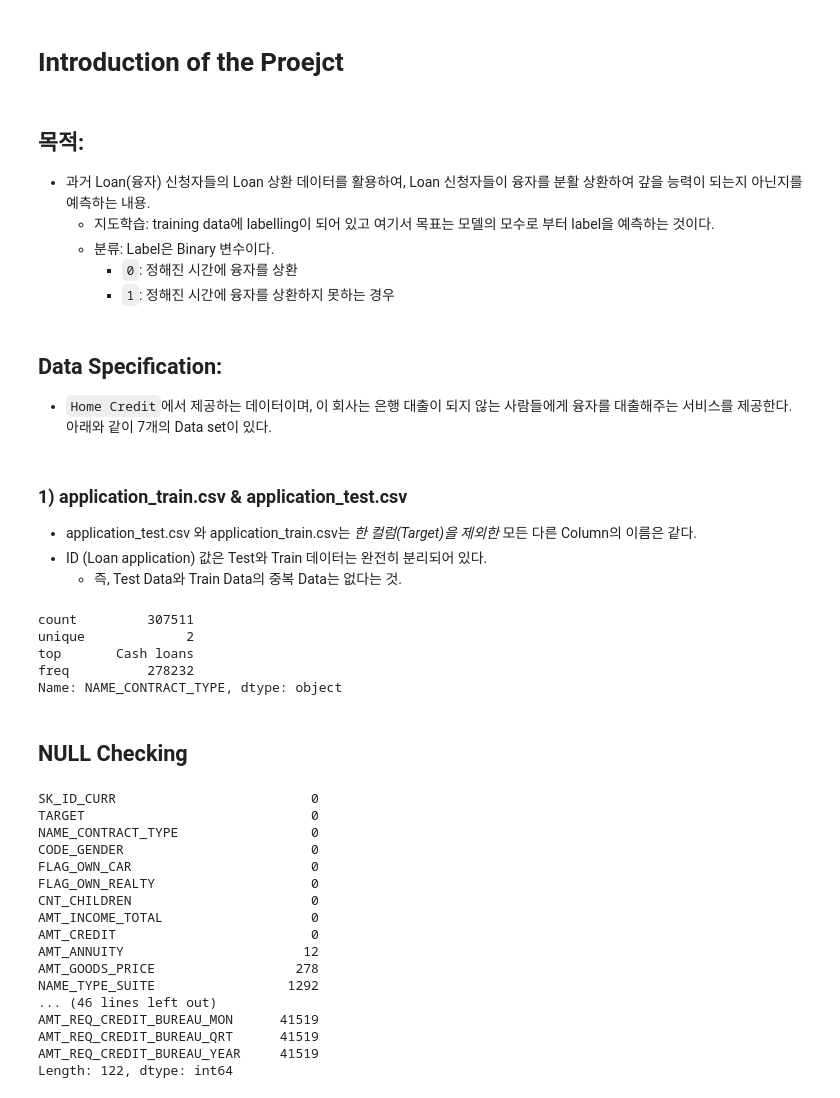
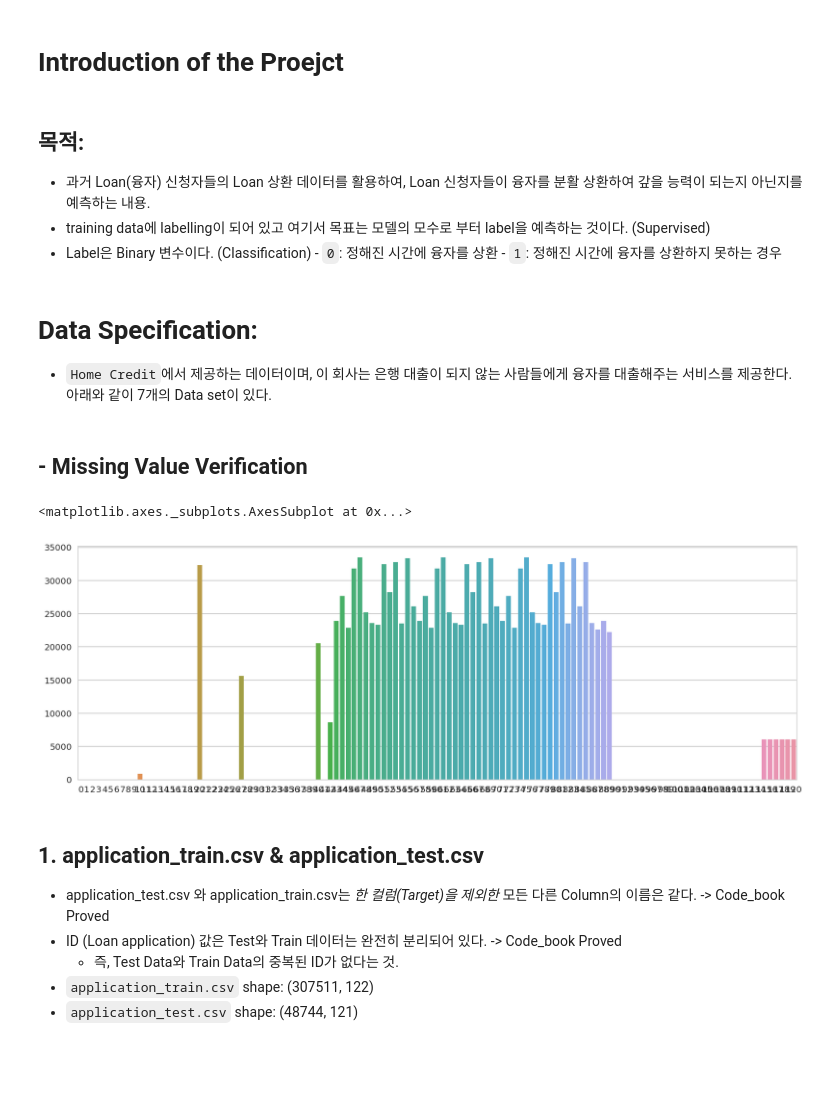
Before and after one commit to jaykim-asset/Project, a Jupyter notebook: Home_Credit/2018_07_13_Kaggle_Home_Credit_Default_Risk_Project.ipynb, the cells around one changed output. Drawn from its saved outputs; the diff is of its cells as text; code cells hidden in the pictures; blank space fills up the shorter version.

```diff
--- a/Home_Credit/2018_07_13_Kaggle_Home_Credit_Default_Risk_Project.ipynb
+++ b/Home_Credit/2018_07_13_Kaggle_Home_Credit_Default_Risk_Project.ipynb
@@ -1,17 +1,33 @@
+# %%
+%matplotlib inline
+%config InlineBackend.figure_formats = {'png', 'retina'}
+path = 'C:\\Users\\Jongjae\\Project\\Home_Credit\\'
+train = pd.read_csv(path + 'application_train.csv')
+test = pd.read_csv(path + 'application_test.csv')
 # %% [markdown]
 # Introduction of the Proejct
 # %% [markdown]
 ## 목적:
 - 과거 Loan(융자) 신청자들의 Loan 상환 데이터를 활용하여, Loan 신청자들이 융자를 분활 상환하여 갚을 능력이 되는지 아닌지를 예측하는 내용.
-    - 지도학습: training data에 labelling이 되어 있고 여기서 목표는 모델의 모수로 부터 label을 예측하는 것이다.
-    - 분류: Label은 Binary 변수이다.
+- training data에 labelling이 되어 있고 여기서 목표는 모델의 모수로 부터 label을 예측하는 것이다. (Supervised)
+- Label은 Binary 변수이다. (Classification)
         - `0`: 정해진 시간에 융자를 상환
         - `1`: 정해진 시간에 융자를 상환하지 못하는 경우
 # %% [markdown]
-## Data Specification:
+# Data Specification:
 - `Home Credit`에서 제공하는 데이터이며, 이 회사는 은행 대출이 되지 않는 사람들에게 융자를 대출해주는 서비스를 제공한다. 아래와 같이 7개의 Data set이 있다.
+# %% [markdown]
+## - Missing Value Verification ###
+# %%
+plt.figure(figsize=(15,5))
+sns.barplot(np.arange(len(test.isnull().sum().index)), test.isnull().sum().values)
+# %% [output]
+<matplotlib.axes._subplots.AxesSubplot at 0x...>
+[figure, added]
 # %% [markdown]
-### 1) application_train.csv & application_test.csv
-- application_test.csv 와 application_train.csv는 *한 컬럼(Target)을 제외한* 모든 다른 Column의 이름은 같다.
-- ID (Loan application) 값은 Test와 Train 데이터는 완전히 분리되어 있다.
-    - 즉, Test Data와 Train Data의 중복 Data는 없다는 것.
+## 1. application_train.csv & application_test.csv
+- application_test.csv 와 application_train.csv는 *한 컬럼(Target)을 제외한* 모든 다른 Column의 이름은 같다. -> Code_book Proved
+- ID (Loan application) 값은 Test와 Train 데이터는 완전히 분리되어 있다. -> Code_book Proved
+    - 즉, Test Data와 Train Data의 중복된 ID가 없다는 것.
+- `application_train.csv` shape: (307511, 122)
+- `application_test.csv` shape: (48744, 121)
@@ -21,30 +33,0 @@ test = pd.read_csv('C:\\users\\Jongjae\\Desktop\\All\\application_test.csv')
-# %%
-testing['NAME_CONTRACT_TYPE'].describe()
-# %% [output]
-count         307511
-unique             2
-top       Cash loans
-freq          278232
-Name: NAME_CONTRACT_TYPE, dtype: object
-# %% [markdown]
-## NULL Checking
-# %%
-testing.isnull().sum()
-# %% [output]
-SK_ID_CURR                         0
-TARGET                             0
-NAME_CONTRACT_TYPE                 0
-CODE_GENDER                        0
-FLAG_OWN_CAR                       0
-FLAG_OWN_REALTY                    0
-CNT_CHILDREN                       0
-AMT_INCOME_TOTAL                   0
-AMT_CREDIT                         0
-AMT_ANNUITY                       12
-AMT_GOODS_PRICE                  278
-NAME_TYPE_SUITE                 1292
-... (46 lines left out)
-AMT_REQ_CREDIT_BUREAU_MON      41519
-AMT_REQ_CREDIT_BUREAU_QRT      41519
-AMT_REQ_CREDIT_BUREAU_YEAR     41519
-Length: 122, dtype: int64
```
Also changed, not shown: parts of 7 cells of this notebook, 1 other file.
